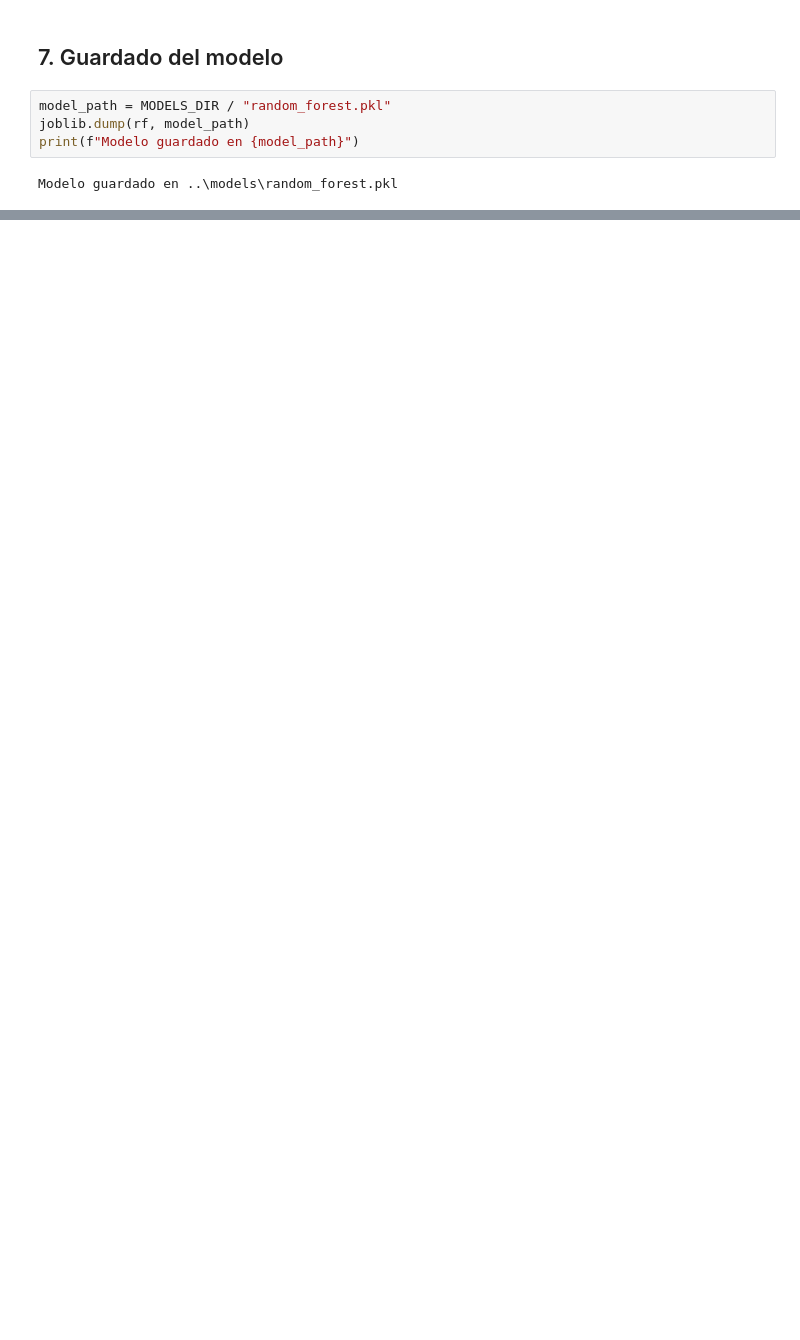
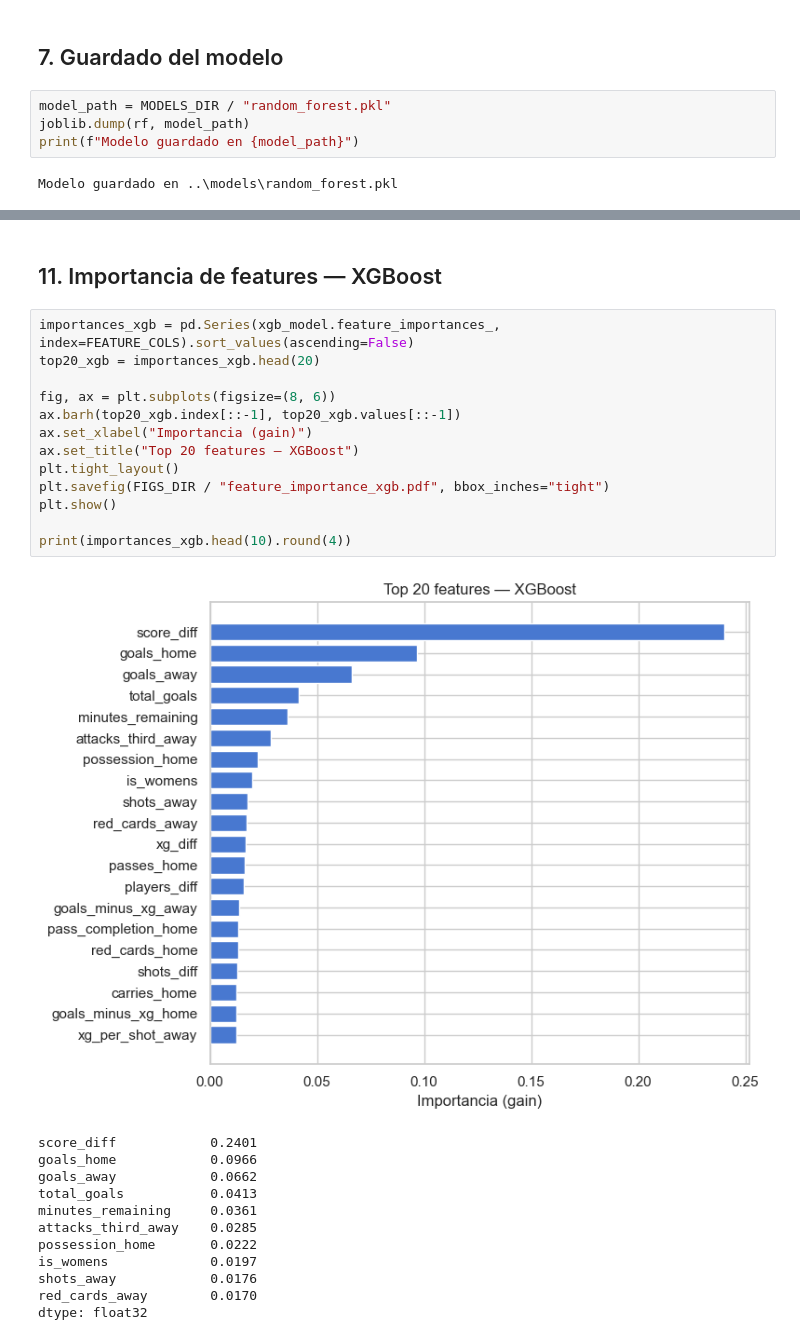
Before and after one commit to oriolologaray/TFE, a Jupyter notebook: notebooks/modeling.ipynb, the cells around one changed output, grey strips where cells are left out. Drawn from its saved outputs; the diff is of its cells as text; blank space fills up the shorter version.

```diff
--- a/notebooks/modeling.ipynb
+++ b/notebooks/modeling.ipynb
@@ -230,0 +343,28 @@ Modelo guardado en ..\models\random_forest.pkl
+# %% [markdown]
+## 11. Importancia de features — XGBoost
+# %%
+importances_xgb = pd.Series(xgb_model.feature_importances_, index=FEATURE_COLS).sort_values(ascending=False)
+top20_xgb = importances_xgb.head(20)
+
+fig, ax = plt.subplots(figsize=(8, 6))
+ax.barh(top20_xgb.index[::-1], top20_xgb.values[::-1])
+ax.set_xlabel("Importancia (gain)")
+ax.set_title("Top 20 features — XGBoost")
+plt.tight_layout()
+plt.savefig(FIGS_DIR / "feature_importance_xgb.pdf", bbox_inches="tight")
+plt.show()
+
+print(importances_xgb.head(10).round(4))
+# %% [output]
+[figure, added]
+score_diff            0.2401
+goals_home            0.0966
+goals_away            0.0662
+total_goals           0.0413
+minutes_remaining     0.0361
+attacks_third_away    0.0285
+possession_home       0.0222
+is_womens             0.0197
+shots_away            0.0176
+red_cards_away        0.0170
+dtype: float32
```
Also changed, not shown: parts of 17 cells of this notebook, 11 other files.
